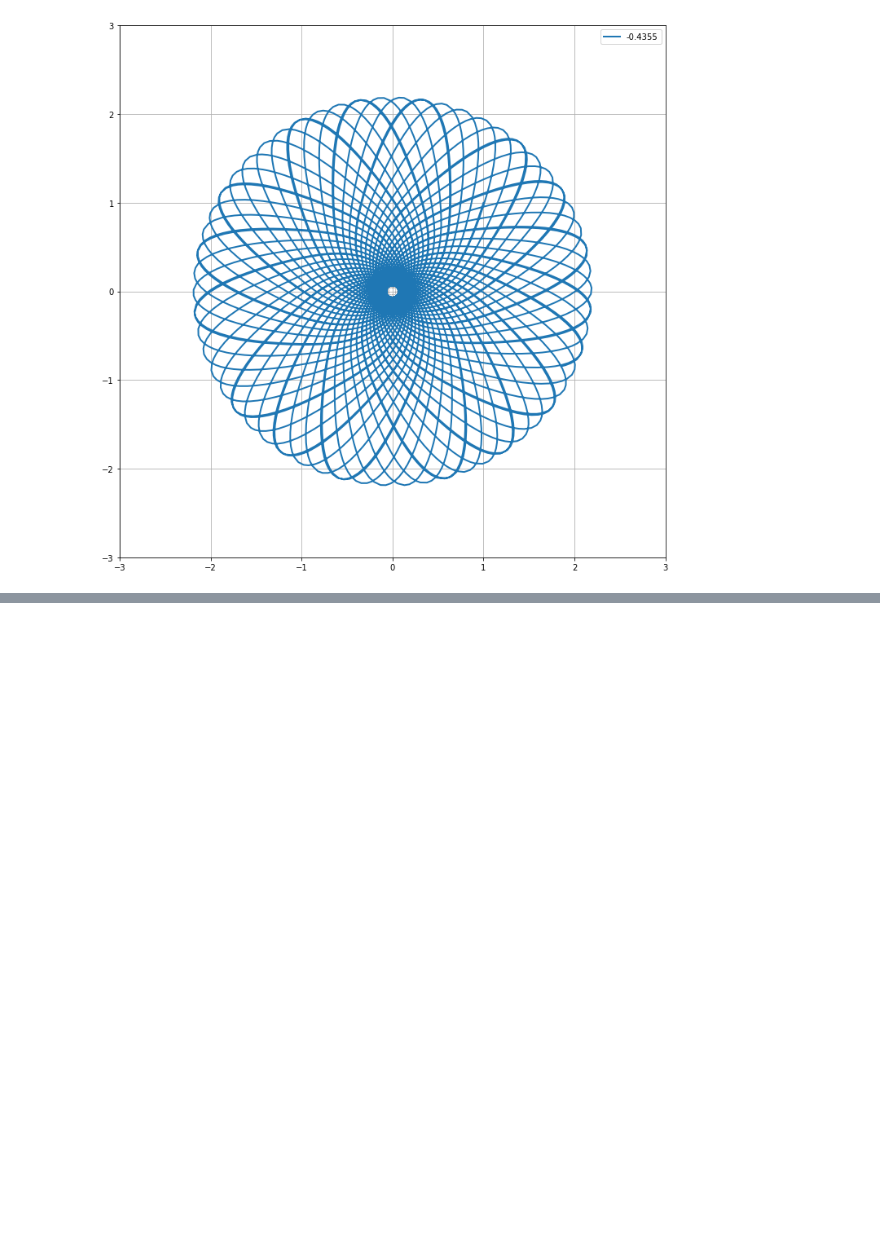
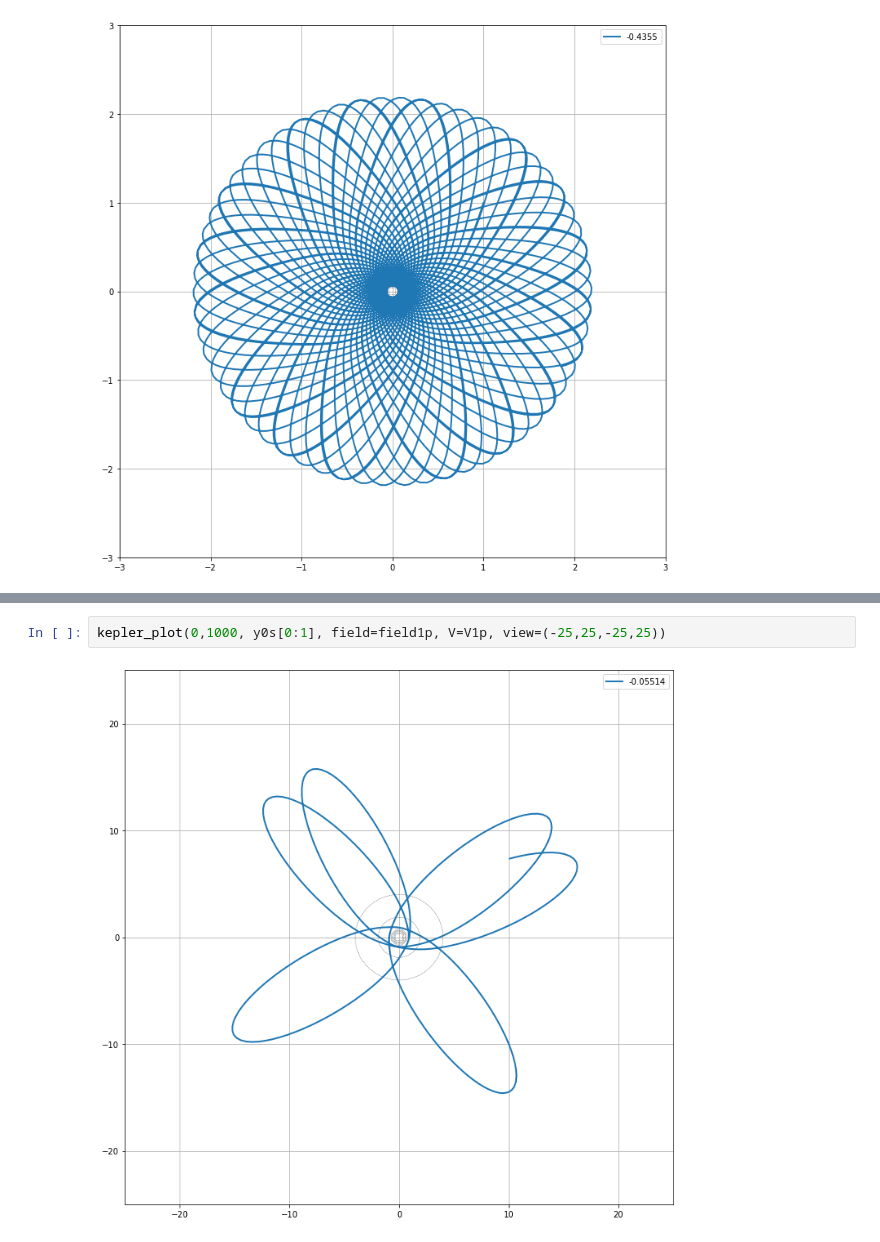
Before and after one commit to mseri/teachingplayground, a Jupyter notebook: CentralPotential.ipynb, the cells around one changed output, grey strips where cells are left out. Saved outputs shown, nothing was run; the diff lists cells and outputs as text; blank space fills up the shorter version.

```diff
--- a/CentralPotential.ipynb
+++ b/CentralPotential.ipynb
@@ -74,0 +82,4 @@ kepler_plot(0,10, y0s[3:4], field=field1p, V=V1p)
+# %%
+kepler_plot(0,1000, y0s[0:1], field=field1p, V=V1p, view=(-25,25,-25,25))
+# %% [output]
+[figure, added]
```
Also changed, not shown: parts of 10 cells of this notebook.
